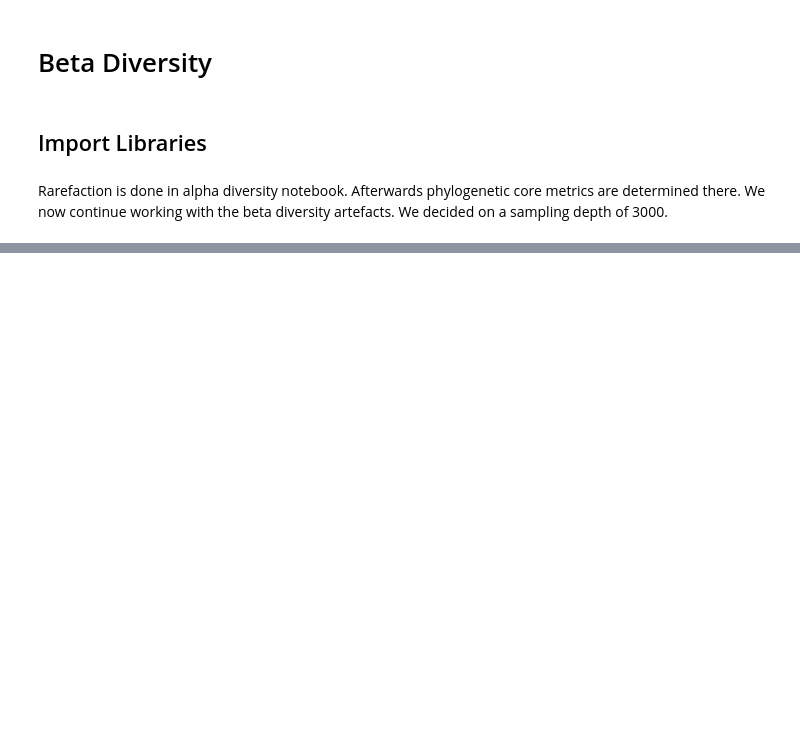
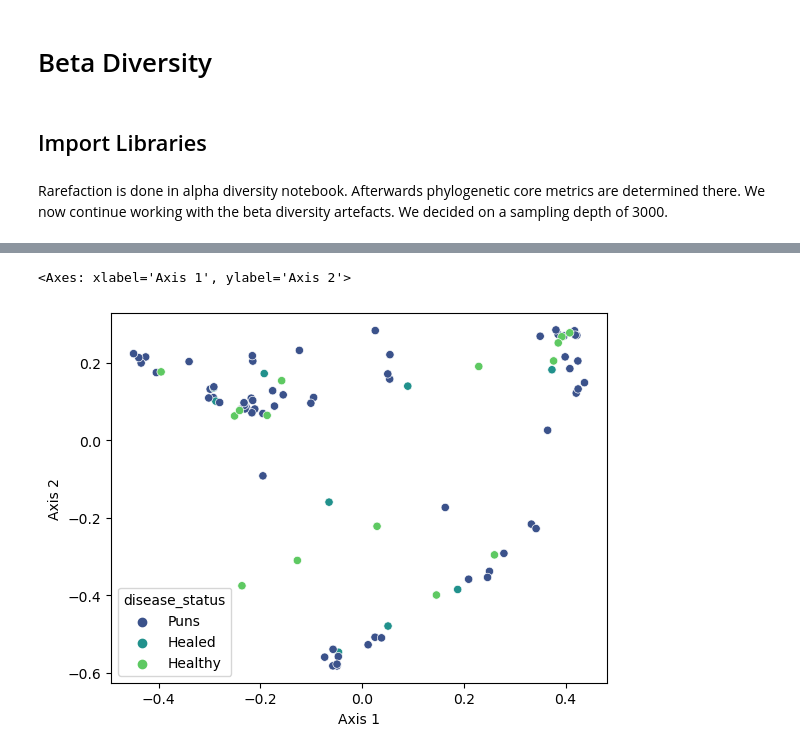
Before and after one commit to marie3003/pundemic, a Jupyter notebook: w6_beta_diversity.ipynb, the cells around one changed output, grey strips where cells are left out. Drawn from its saved outputs; the diff is of its cells as text; code cells hidden in the pictures; blank space fills up the shorter version.

```diff
--- a/w6_beta_diversity.ipynb
+++ b/w6_beta_diversity.ipynb
@@ -45,0 +136,4 @@ Since we work with ITS data, we did not get a reliable phylogeny and therefore W
+# %%
+metadata = pd.read_csv(f"{data_dir}/pundemic_metadata_subgroup_response_all.tsv", sep = "\t")
+metadata.ethnicity = metadata.ethnicity.replace('Arabic/Middle Eastern', 'Arabic_Middle Eastern')
+metadata.to_csv(f'{data_dir}/pundemic_metadata_subgroup_response_all.tsv', sep='\t', index=False)
@@ -45,0 +170,7 @@ Since we work with ITS data, we did not get a reliable phylogeny and therefore W
+# %%
+pcs = q2.Artifact.load(os.path.join(data_dir_div, 'core_metrics_results/bray_curtis_pcoa_results.qza'))
+pcs = pcs.view(OrdinationResults)
+
+pcs_data = pcs.samples.iloc[:,:2]
+
+pcs_data.columns = ['Axis 1', 'Axis 2']
@@ -45,0 +186,5 @@ Since we work with ITS data, we did not get a reliable phylogeny and therefore W
+# %%
+metadata = metadata.set_index('id')
+# %%
+pcs_data_with_md = pd.concat([pcs_data, metadata], axis=1, join='inner')
+pcs_data_with_md.head()
@@ -45,0 +198,9 @@ Since we work with ITS data, we did not get a reliable phylogeny and therefore W
+# %%
+scatterplot(data = pcs_data_with_md,
+            x = 'Axis 1',
+            y = 'Axis 2',
+            hue = 'disease_status',
+            palette = 'viridis')
+# %% [output]
+<Axes: xlabel='Axis 1', ylabel='Axis 2'>
+[figure, added]
```
Also changed, not shown: parts of 38 cells of this notebook, 12 other files.
